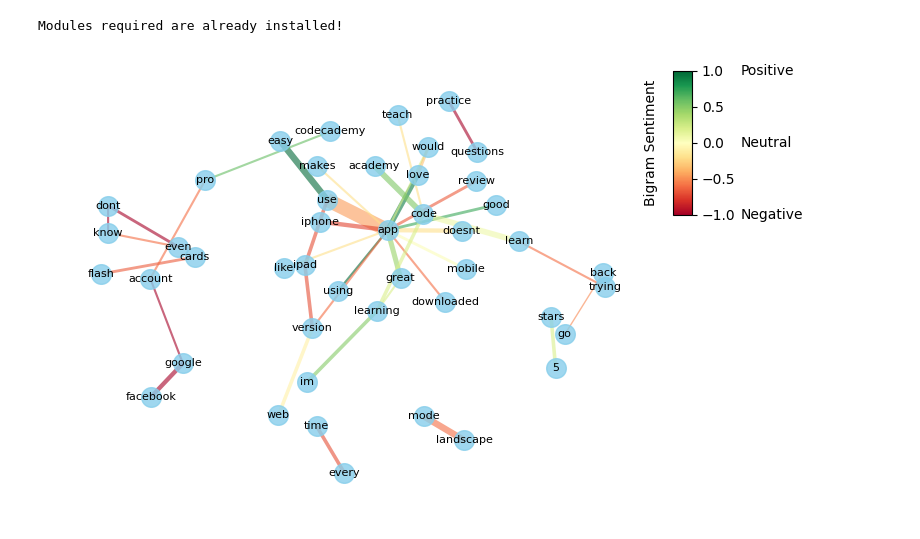
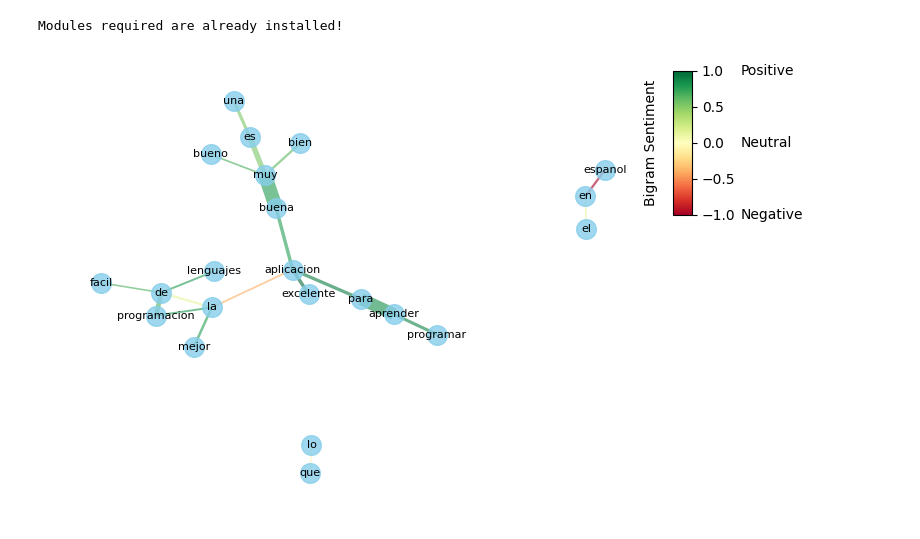
Before and after one commit to lopezbec/AI_Gamification_Python, a Jupyter notebook: reviews/bigram-network/bigram_networks_interactive.ipynb, the cells around one changed output. Drawn from its saved outputs; the diff is of its cells as text; code cells hidden in the pictures.

Commit message:
Add bigram network plotting for spanish reviews and additional customization of plot

```diff
--- a/reviews/bigram-network/bigram_networks_interactive.ipynb
+++ b/reviews/bigram-network/bigram_networks_interactive.ipynb
@@ -35,31 +35,61 @@ Modules required are already installed!
 # %%
 #@title Plot Top K Most Frequent Bigrams of App Reviews
 
-#@markdown * ### Pick store:
-store = "App Store" #@param ["App Store", "Google Play Store"]
+#@markdown **Data**
+
+#@markdown * ### Pick language:
+language = "Spanish" #@param ["English", "Spanish"]
+
+#@markdown * ### Pick store (There are no Spanish App Store reviews):
+store = "Google Play Store" #@param ["App Store", "Google Play Store"]
 
 #@markdown * ### Pick app:
-app = "codeacademy" #@param ["codeacademy", "datacamp", "encode", "learn-python-programiz", "mimo", "programming-hero", "programming-hub", "python-x", "sololearn"]
+app = "sololearn" #@param ["codeacademy", "datacamp", "encode", "learn-python-programiz", "mimo", "programming-hero", "programming-hub", "python-x", "sololearn"]
 
 #@markdown * ### How many bigrams?
-bigram_count = 40 #@param {type:"number"}
+bigram_count = 20 #@param {type:"number"}
 
-dir = "https://raw.githubusercontent.com/lopezbec/AI_Gamification_Python/main/reviews/bigram-network/"
-#dir = "./"
+#@markdown * ### Add any words to exclude as a comma separated list
+exclude_words = "app , learn" #@param {type:"string"}
+exclude_list = [word.strip() for word in exclude_words.split(',')]
+
+#@markdown **Graph Appearance**
+
 #@markdown * ### Scale edge widths with bigram frequency?
 edge_width_change = 'Yes' #@param ["Yes", "No"]
 
 #@markdown * ### Scale edge colors with bigram sentiment?
 edge_color_change = 'Yes' #@param ["Yes", "No"]
 
+#@markdown * ### Layout:
+graph_layout = 'Fruchterman-Reingold' #@param ["Fruchterman-Reingold", "Spring"]
 
-# Reviews from different stores are named differently and in different folders
-if store == "App Store":
-  dir += "applestore-review-files-standardized/"
-  reviewfile = "applestore-review-" + app + "_sentiment_standardized.csv"
-else:
-  dir += "googleplay-review-files-standardized/"
-  reviewfile = "googleplay-review-" + app + "_sentiment_standardized.csv"
+#@markdown * ### Optimal distance between nodes:
+node_distance = 3 #@param {type:"number"}
+
+
+#dir = "https://raw.githubusercontent.com/lopezbec/AI_Gamification_Python/main/reviews/bigram-network/"
+dir = "./"
+
+if language == 'English':
+
+  # Reviews from different stores are named differently and in different folders
+  if store == "App Store":
+    dir += "applestore-review-files-standardized/"
+    reviewfile = "applestore-review-" + app + "_sentiment_standardized.csv"
+  else:
+    dir += "googleplay-review-files-standardized/"
+    reviewfile = "googleplay-review-" + app + "_sentiment_standardized.csv"
+
+elif language == 'Spanish':
+
+  #   # Reviews from different stores are named differently and in different folders
+  # if store == "App Store":
+  #   dir += "applestore-review-files-standardized_Spanish/"
+  #   reviewfile = "applestore-review-" + app + "_Spanish_sentiment_standardized.csv"
+  # else:
+  dir += "googleplay-review-files-standardized_Spanish/"
+  reviewfile = "googleplay-review-" + app + "_Spanish_sentiment_standardized.csv"
 
 df = pd.read_csv(dir + reviewfile)
 #df = pd.read_csv('/applestore-review-codeacademy_sentiment_standardized.csv')
@@ -93,12 +123,19 @@ def preprocess(text):
 df['standardizedReview'] = df['standardizedReview'].astype('str')
 df['standardizedReview'] = df['standardizedReview'].apply(preprocess)
 
-# Assigning numerical value to sentiment
-df['sentimentScore'] = df['sentiment'].map({'POSITIVE': 1, 'NEUTRAL': 0, 'NEGATIVE': -1})
+if language == 'English':
+  # Assigning numerical value to sentiment
+  df['sentimentScore'] = df['sentiment'].map({'POSITIVE': 1, 'NEUTRAL': 0, 'NEGATIVE': -1})
+elif language == 'Spanish':
+  df['sentimentScore'] = df['sentiment'].map({'POS': 1, 'NEU': 0, 'NEG': -1})
+
 
 # Generate bigrams for each review
 df['bigrams'] = df['standardizedReview'].apply(lambda x: list(ngrams(x, 2)))
 bigram_frequency = df['bigrams'].explode().value_counts().to_dict()
+
+bigram_frequency = {bigram: frequency for bigram, frequency in bigram_frequency.items()
+                    if all(word not in bigram for word in exclude_list)}
 
 # Get the top k bigrams
 sorted_bigrams = sorted(bigram_frequency.items(), key=lambda x: x[1], reverse=True)
@@ -142,8 +179,10 @@ target_max = 10
 edge_sizes = [(target_max - target_min) * (lst - min_val) / (max_val - min_val) + target_min for lst in edge_sizes]
 
 # Position nodes using a layout algorithm (e.g., spring layout)
-#pos = nx.spring_layout(G, k=1)
-pos = nx.fruchterman_reingold_layout(G, k=1)
+if graph_layout == 'Fruchterman-Reingold':
+  pos = nx.spring_layout(G, k=node_distance)
+elif graph_layout == 'Spring':
+  pos = nx.fruchterman_reingold_layout(G, k=node_distance)
 
 # Draw nodes, edges, labels, and adjust visual parameters
 nx.draw_networkx_nodes(G, pos, node_size=200, node_color='skyblue', alpha=0.8)
@@ -159,31 +198,31 @@ else:
 
   if edge_width_change == 'Yes':
     nx.draw_networkx_edges(G, pos, width=edge_sizes, edge_color='grey', edge_cmap=plt.cm.RdYlGn, alpha=0.6)
   else:
     nx.draw_networkx_edges(G, pos, edge_color='grey', edge_cmap=plt.cm.RdYlGn, alpha=0.6)
 
 nx.draw_networkx_labels(G, pos, font_size=8, font_family='sans-serif')
 plt.axis('off')
 
 if edge_color_change == 'Yes':
 
   # Create colorbar legend
   sm = plt.cm.ScalarMappable(cmap=mplt.colormaps['RdYlGn'], norm=plt.Normalize(vmin=-1, vmax=1))
   sm.set_array([])
   cbar_ax = plt.gcf().add_axes([1, 0.65, 0.03, 0.3])  # Adjust the position and size of the colorbar axes
   cbar = plt.colorbar(sm, cax=cbar_ax, shrink=0.5)  # Assign the colorbar axes
 
   # Rotate the colorbar label
   cbar.ax.yaxis.set_label_coords(-1.5, 3)
   cbar.ax.set_ylabel('Bigram Sentiment')
 
   # Add labels next to colorbar
   plt.text(3.5, 1, 'Positive', ha='left', va='center')
   plt.text(3.5, 0, 'Neutral', ha='left', va='center')
   plt.text(3.5, -1, 'Negative', ha='left', va='center')
 
 # Display the visualization
 plt.tight_layout()
 plt.show()
 # %% [output]
-[figure, old version]
+[figure, new version]
```
Also changed, not shown: 11 other files.
